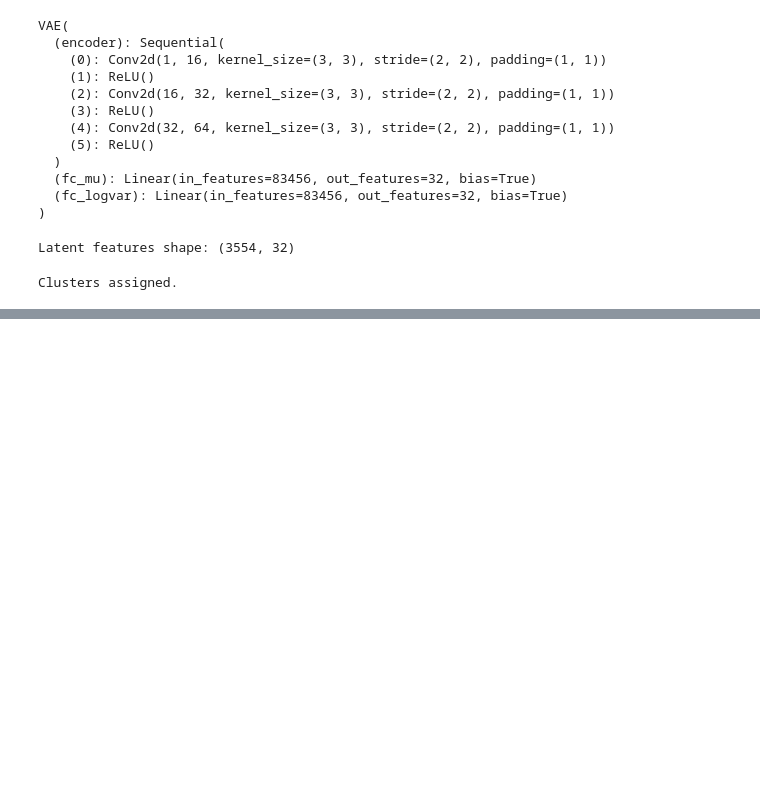
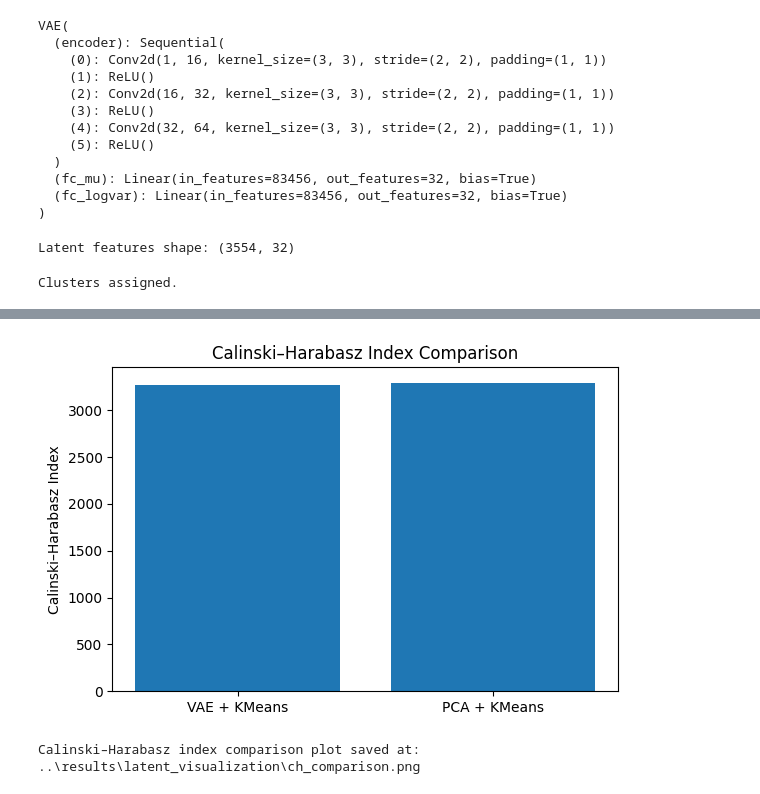
Before and after one commit to prithu011/VAE-Clusturing-Neural-Network-Project, a Jupyter notebook: project/src/clustering.ipynb, the cells around one changed output, grey strips where cells are left out. Drawn from its saved outputs; the diff is of its cells as text; code cells hidden in the pictures; blank space fills up the shorter version.

```diff
--- a/project/src/clustering.ipynb
+++ b/project/src/clustering.ipynb
@@ -147,0 +224,15 @@ t-SNE plot saved at: ..\results\latent_visualization\tsne_clusters.png
+# %%
+# Plot Calinski–Harabasz Index Comparison
+plt.figure(figsize=(6,4))
+plt.bar(["VAE + KMeans", "PCA + KMeans"],
+        [vae_ch, pca_ch])
+plt.ylabel("Calinski–Harabasz Index")
+plt.title("Calinski–Harabasz Index Comparison")
+plt.tight_layout()
+plt.savefig(output_dir / "ch_comparison.png")
+plt.show()
+plt.close()
+print("Calinski–Harabasz index comparison plot saved at:", output_dir / "ch_comparison.png")
+# %% [output]
+[figure, added]
+Calinski–Harabasz index comparison plot saved at: ..\results\latent_visualization\ch_comparison.png
```
Also changed, not shown: parts of 12 cells of this notebook, 12 other files.
